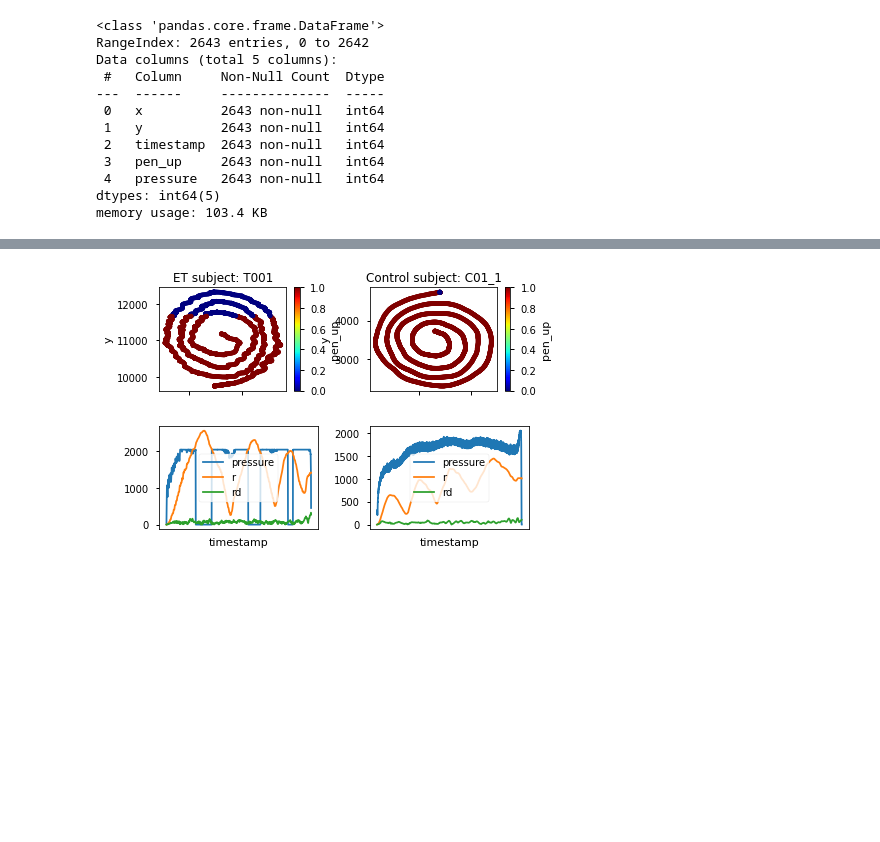
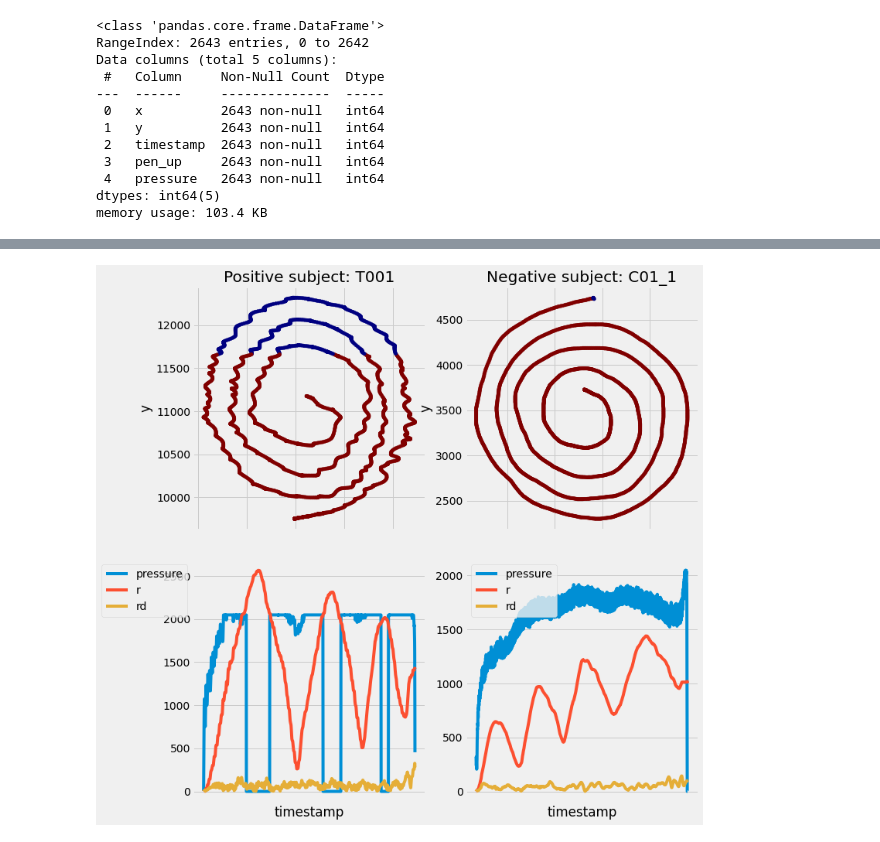
Before and after one commit to spolex/spiral, a Jupyter notebook: notebooks/202208_spiral_raw_data_exploration_figures.ipynb, the cells around one changed output, grey strips where cells are left out. Drawn from its saved outputs; the diff is of its cells as text; code cells hidden in the pictures; blank space fills up the shorter version.

```diff
--- a/notebooks/202208_spiral_raw_data_exploration_figures.ipynb
+++ b/notebooks/202208_spiral_raw_data_exploration_figures.ipynb
@@ -19,13 +19,16 @@ if module_path not in sys.path:
     sys.path.append(module_path)
 from preprocess.biodarw_feature_extraction import extract_residues, extract_radio
 
-#plotting
-import matplotlib as mpl
-from matplotlib import pyplot as plt
-mpl.style.use('seaborn-notebook')
+
 
 doc_path = "/data/elekin/doc"
 %matplotlib inline
+#plotting
+from matplotlib import pyplot as plt
+#import seaborn as sns
+#sns.set_theme(style="whitegrid")
+plt.style.use('fivethirtyeight')
+plt.rcParams['figure.figsize'] = [10.0, 10.0]
 
 from utils import get_abs_path
 # %%
@@ -109,0 +126,23 @@ data.head(10)
+# %%
+plt.style.use('fivethirtyeight')
+
+# Plot initialisation
+fig = plt.figure(figsize=(10,15))
+ax = fig.add_subplot(111, projection='3d')
+sc = ax.scatter(control['x']-control['x'].min(),
+           control['y']-control['y'].min(),
+           control['pressure']-control['pressure'].min(), c=control.pressure, cmap="jet", marker='o', s=45)
+
+# label the axes
+ax.set_xlabel('x')
+ax.set_ylabel('y')
+ax.set_zlabel('pressure')
+
+
+colors = [sc.cmap(sc.norm(i)) for i in [0.0, 1.0, 2.0]]
+
+custom_lines = [plt.Line2D([],[], ls="", marker='.',
+                mec='k', mfc=c, mew=.1, ms=20) for c in colors]
+
+#fig.colorbar(sc)
+#ax.set_title("BIODARW")
@@ -116,12 +182,13 @@ control['rd']=extract_residues(control,c=coefficients)
 # %%
 fig, axes=plt.subplots(2,2)
 fig.tight_layout()
 
 
-data.plot.scatter("x","y",c="pen_up",cmap="jet", ax=axes[0][0], title="ET subject: {}".format(et))
-_=data.drop(['x','y', 'pen_up'], axis=1).plot(x=0, sharex=True, ax=axes[1][0], xticks=[])
+data.plot.scatter("x","y",c="pen_up",cmap="jet", ax=axes[0][0], title="Positive subject: {}".format(et), colorbar=False)
+ax=data.drop(['x','y', 'pen_up'], axis=1).plot(x=0, sharex=True, ax=axes[1][0], xticks=[])
+ax.legend(bbox_to_anchor=(0, 1), loc="upper right")
 
-control.plot.scatter("x","y",c="pen_up",cmap="jet", ax=axes[0][1], title="Control subject: {}".format(ct))
+control.plot.scatter("x","y",c="pen_up",cmap="jet", ax=axes[0][1], title="Negative subject: {}".format(ct), colorbar=False)
 _=control.drop(['x','y', 'pen_up'], axis=1).plot(x=0, sharex=True, ax=axes[1][1], xticks=[])
 # %% [output]
-[figure, old version]
+[figure, new version]
```
Also changed, not shown: parts of 11 cells of this notebook, 15 other files.
